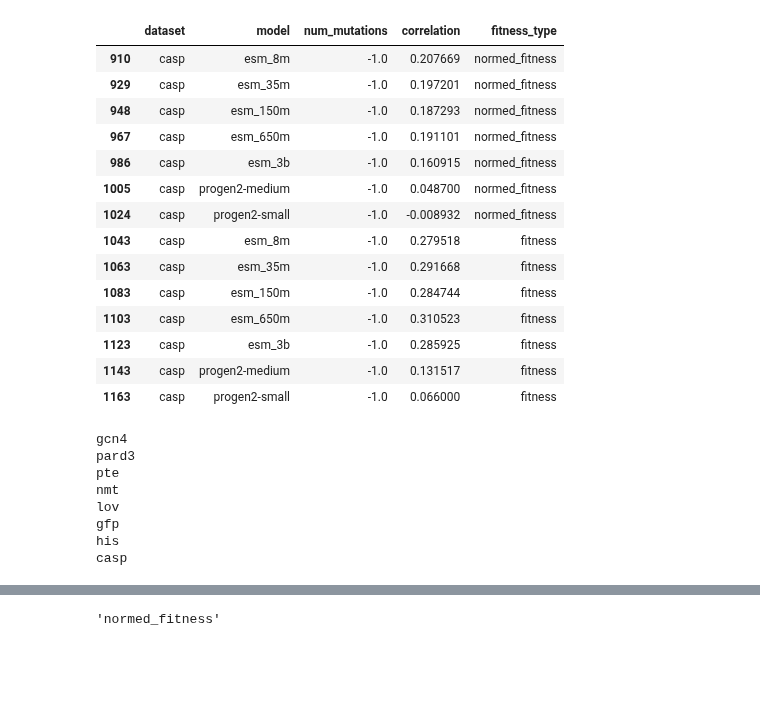
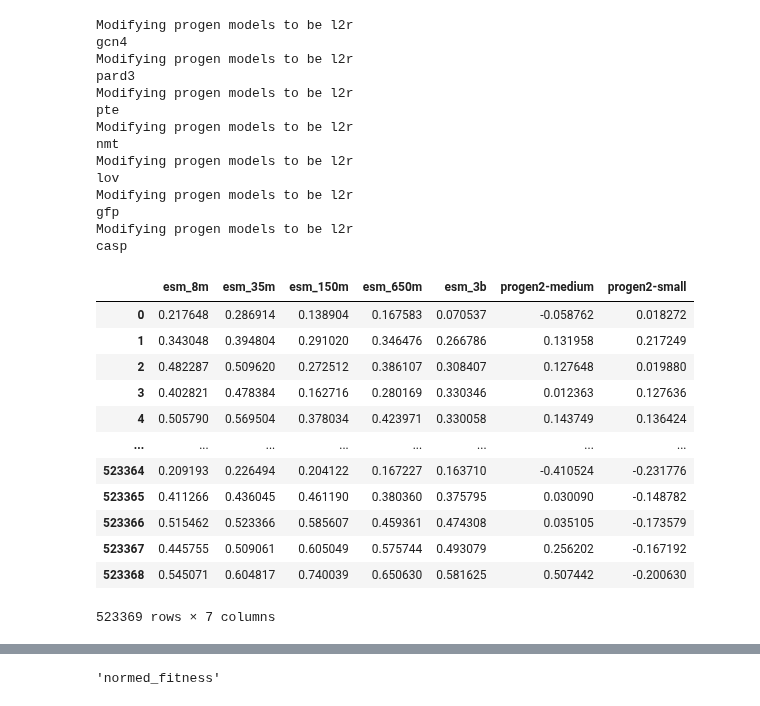
Before and after one commit to drprfitay/fitness_learning, a Jupyter notebook: notebooks/plm_zero_shot.ipynb, the cells around one changed output, grey strips where cells are left out. Saved outputs shown, nothing was run; the diff lists cells and outputs as text; code cells hidden in the pictures; blank space fills up the shorter version.

```diff
--- a/notebooks/plm_zero_shot.ipynb
+++ b/notebooks/plm_zero_shot.ipynb
@@ -188,24 +199,10 @@ casp
 # %%
-correlation_df[(correlation_df["dataset"] == "casp") & (correlation_df["num_mutations"] == -1)]
+#correlation_df[(correlation_df["dataset"] == "gcn4") & (correlation_df["num_mutations"] == -1)]
-# %% [output]
-|  | dataset | model | num_mutations | correlation | fitness_type |
-| 910 | casp | esm_8m | -1.0 | 0.207669 | normed_fitness |
-| 929 | casp | esm_35m | -1.0 | 0.197201 | normed_fitness |
-| 948 | casp | esm_150m | -1.0 | 0.187293 | normed_fitness |
-| 967 | casp | esm_650m | -1.0 | 0.191101 | normed_fitness |
-| 986 | casp | esm_3b | -1.0 | 0.160915 | normed_fitness |
-| 1005 | casp | progen2-medium | -1.0 | 0.048700 | normed_fitness |
-| 1024 | casp | progen2-small | -1.0 | -0.008932 | normed_fitness |
-| 1043 | casp | esm_8m | -1.0 | 0.279518 | fitness |
-| 1063 | casp | esm_35m | -1.0 | 0.291668 | fitness |
-| 1083 | casp | esm_150m | -1.0 | 0.284744 | fitness |
-| 1103 | casp | esm_650m | -1.0 | 0.310523 | fitness |
-| 1123 | casp | esm_3b | -1.0 | 0.285925 | fitness |
-| 1143 | casp | progen2-medium | -1.0 | 0.131517 | fitness |
-| 1163 | casp | progen2-small | -1.0 | 0.066000 | fitness |
 # %%
 from sklearn.metrics import roc_auc_score
 
+
+prefix = "pll"
 
 records = []
 percentiles = [0.25, 0.5, 0.75]
@@ -213,9 +210,21 @@ percentiles = [0.25, 0.5, 0.75]
 for ds_name, ds in datasets.items():
     datasets_path = f"./notebooks/{ds_name}/fitness_results/"
     df = pd.read_csv(ds["path"])
-    normed_fitness = pd.read_csv(datasets_path + "normed_fitness_all.csv")
-    fitness = pd.read_csv(datasets_path + "fitness_all.csv")
+    normed_fitness = pd.read_csv(datasets_path + "%snormed_fitness_all.csv" % ("%s_" % prefix))
+    fitness = pd.read_csv(datasets_path + "%sfitness_all.csv" % ("%s_" % prefix))
     act_col = ds["activity_col"]
+
+    if prefix == "pll":
+        print("Modifying progen models to be l2r")
+
+        l2r_normed_fitness = pd.read_csv(datasets_path + "%snormed_fitness_all.csv" % "l2r_")
+        l2r_fitness = pd.read_csv(datasets_path + "%sfitness_all.csv" % "l2r_")
+
+        normed_fitness["progen2-small"] = l2r_normed_fitness["progen2-small_left_to_right"]
+        fitness["progen2-small"] = l2r_fitness["progen2-small_left_to_right"]
+        normed_fitness["progen2-medium"] = l2r_normed_fitness["progen2-medium_left_to_right"]
+        fitness["progen2-medium"] = l2r_fitness["progen2-medium_left_to_right"]
+
     print(ds_name)
 
     if ds_name != "gfp":
@@ -335,11 +344,33 @@ for ds_name, ds in datasets.items():
 
 auc_roc_df = pd.DataFrame(records)
 # %% [output]
+Modifying progen models to be l2r
 gcn4
+Modifying progen models to be l2r
 pard3
+Modifying progen models to be l2r
 pte
+Modifying progen models to be l2r
 nmt
+Modifying progen models to be l2r
 lov
+Modifying progen models to be l2r
 gfp
-his
+Modifying progen models to be l2r
 casp
+# %%
+normed_fitness
+# %% [output]
+|  | esm_8m | esm_35m | esm_150m | esm_650m | esm_3b | progen2-medium | progen2-small |
+| 0 | 0.217648 | 0.286914 | 0.138904 | 0.167583 | 0.070537 | -0.058762 | 0.018272 |
+| 1 | 0.343048 | 0.394804 | 0.291020 | 0.346476 | 0.266786 | 0.131958 | 0.217249 |
+| 2 | 0.482287 | 0.509620 | 0.272512 | 0.386107 | 0.308407 | 0.127648 | 0.019880 |
+| 3 | 0.402821 | 0.478384 | 0.162716 | 0.280169 | 0.330346 | 0.012363 | 0.127636 |
+| 4 | 0.505790 | 0.569504 | 0.378034 | 0.423971 | 0.330058 | 0.143749 | 0.136424 |
+| ... | ... | ... | ... | ... | ... | ... | ... |
+| 523364 | 0.209193 | 0.226494 | 0.204122 | 0.167227 | 0.163710 | -0.410524 | -0.231776 |
+| 523365 | 0.411266 | 0.436045 | 0.461190 | 0.380360 | 0.375795 | 0.030090 | -0.148782 |
+| 523366 | 0.515462 | 0.523366 | 0.585607 | 0.459361 | 0.474308 | 0.035105 | -0.173579 |
+| 523367 | 0.445755 | 0.509061 | 0.605049 | 0.575744 | 0.493079 | 0.256202 | -0.167192 |
+| 523368 | 0.545071 | 0.604817 | 0.740039 | 0.650630 | 0.581625 | 0.507442 | -0.200630 |
+523369 rows × 7 columns
```
Also changed, not shown: parts of 18 cells of this notebook, 14 other files.
